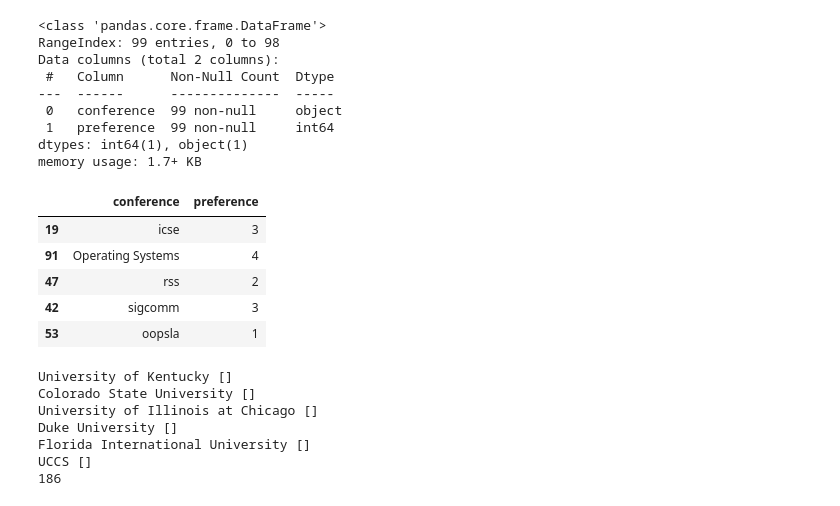
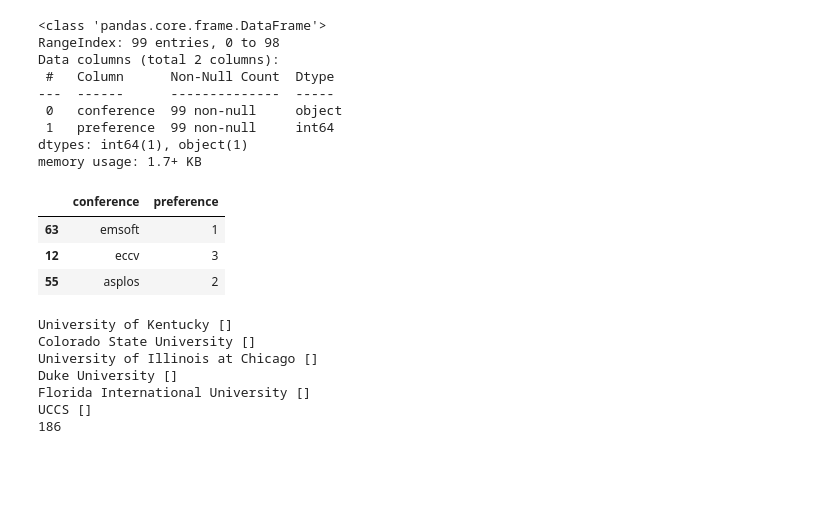
Before and after one commit to sachiniyer/my_college_rankings, a Jupyter notebook: main.ipynb, the cells around one changed output. Cells and saved outputs as stored; diff of their text form; code cells hidden in the pictures; blank space fills up the shorter version.

```diff
--- a/main.ipynb
+++ b/main.ipynb
@@ -178,14 +203,12 @@ Data columns (total 2 columns):
 dtypes: int64(1), object(1)
 memory usage: 1.7+ KB
 # %%
-dfpreference.sample(5)
+dfpreference.sample(3)
 # %% [output]
 |  | conference | preference |
-| 19 | icse | 3 |
-| 91 | Operating Systems | 4 |
-| 47 | rss | 2 |
-| 42 | sigcomm | 3 |
-| 53 | oopsla | 1 |
+| 63 | emsoft | 1 |
+| 12 | eccv | 3 |
+| 55 | asplos | 2 |
 # %%
 university_alias = {}
 with open('data/universities.csv', 'r') as file:
```
Also changed, not shown: parts of 6 cells of this notebook.
